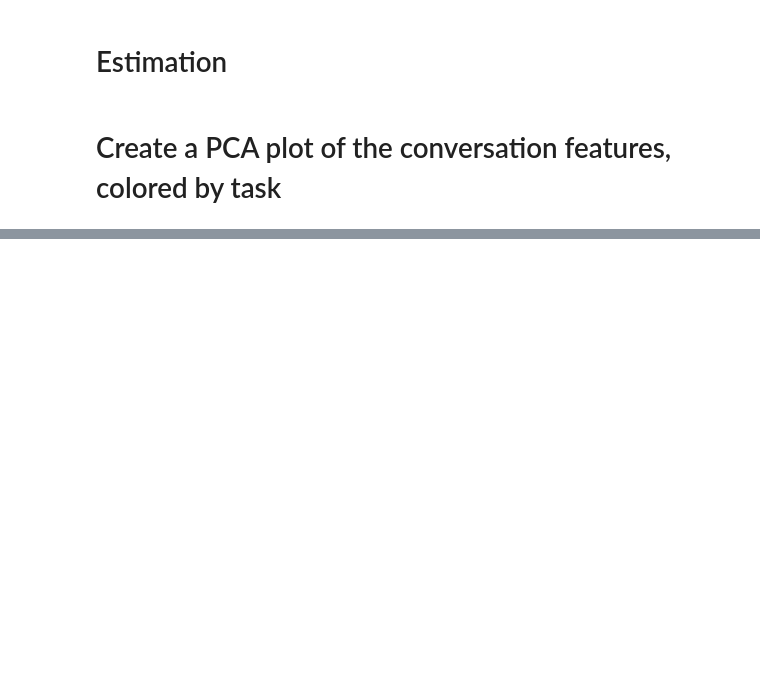
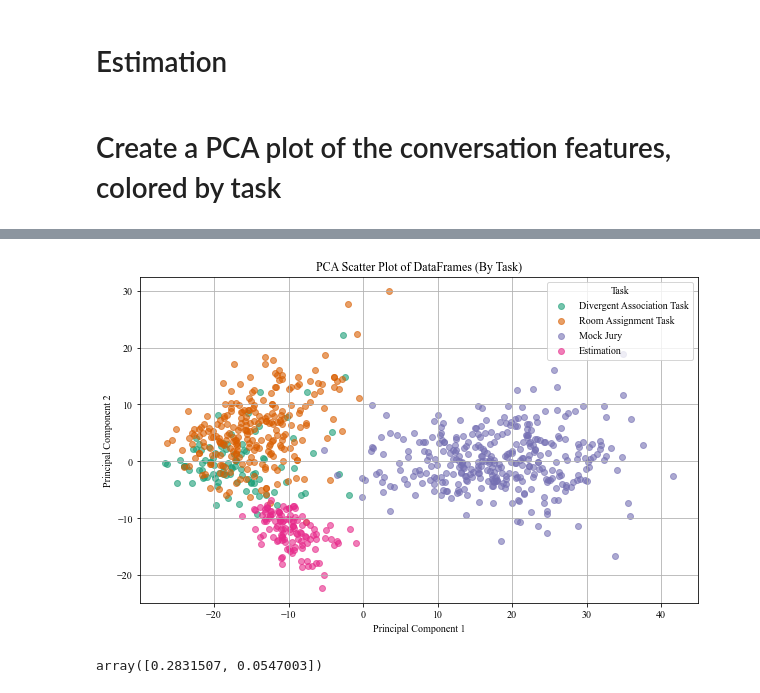
Before and after one commit to Watts-Lab/team_comm_tools, a Jupyter notebook: feature_engine/model/plot_model_pca.ipynb, the cells around one changed output, grey strips where cells are left out. Drawn from its saved outputs; the diff is of its cells as text; code cells hidden in the pictures; blank space fills up the shorter version.

```diff
--- a/feature_engine/model/plot_model_pca.ipynb
+++ b/feature_engine/model/plot_model_pca.ipynb
@@ -166,0 +94,8 @@ plot_pca_of_dataframes(juries_data, csop_data, csopII_data, dat_data, becker_dat
+# %%
+pca_results = plot_pca_of_dataframes(juries_data, csop_blended_data, dat_data, estimation_blended_data, labels=labels, title = "PCA Scatter Plot of DataFrames (By Task)")
+# %% [output]
+[figure, added]
+# %%
+pca_results.explained_variance_ratio_
+# %% [output]
+array([0.2831507, 0.0547003])
```
Also changed, not shown: parts of 31 cells of this notebook, 19 other files.
